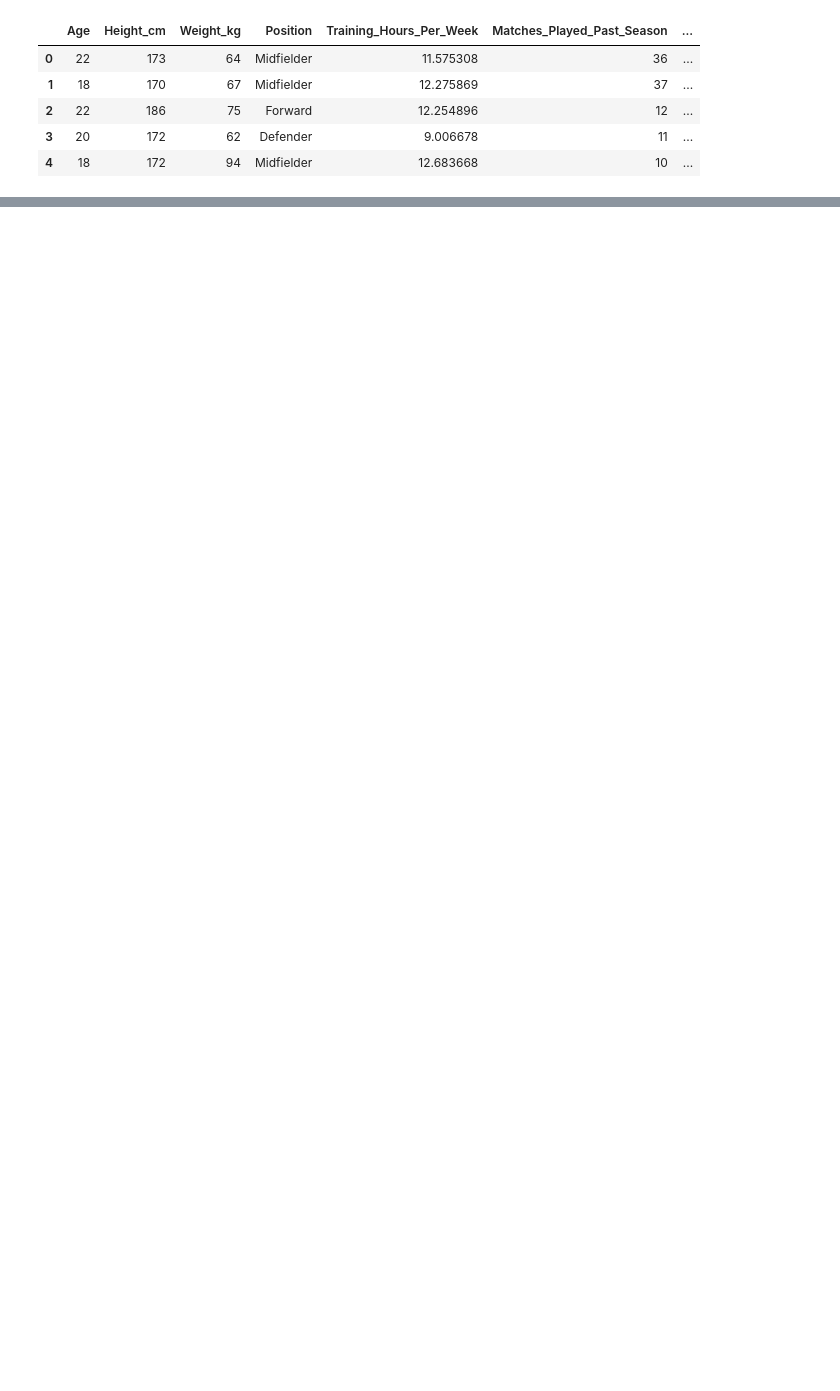
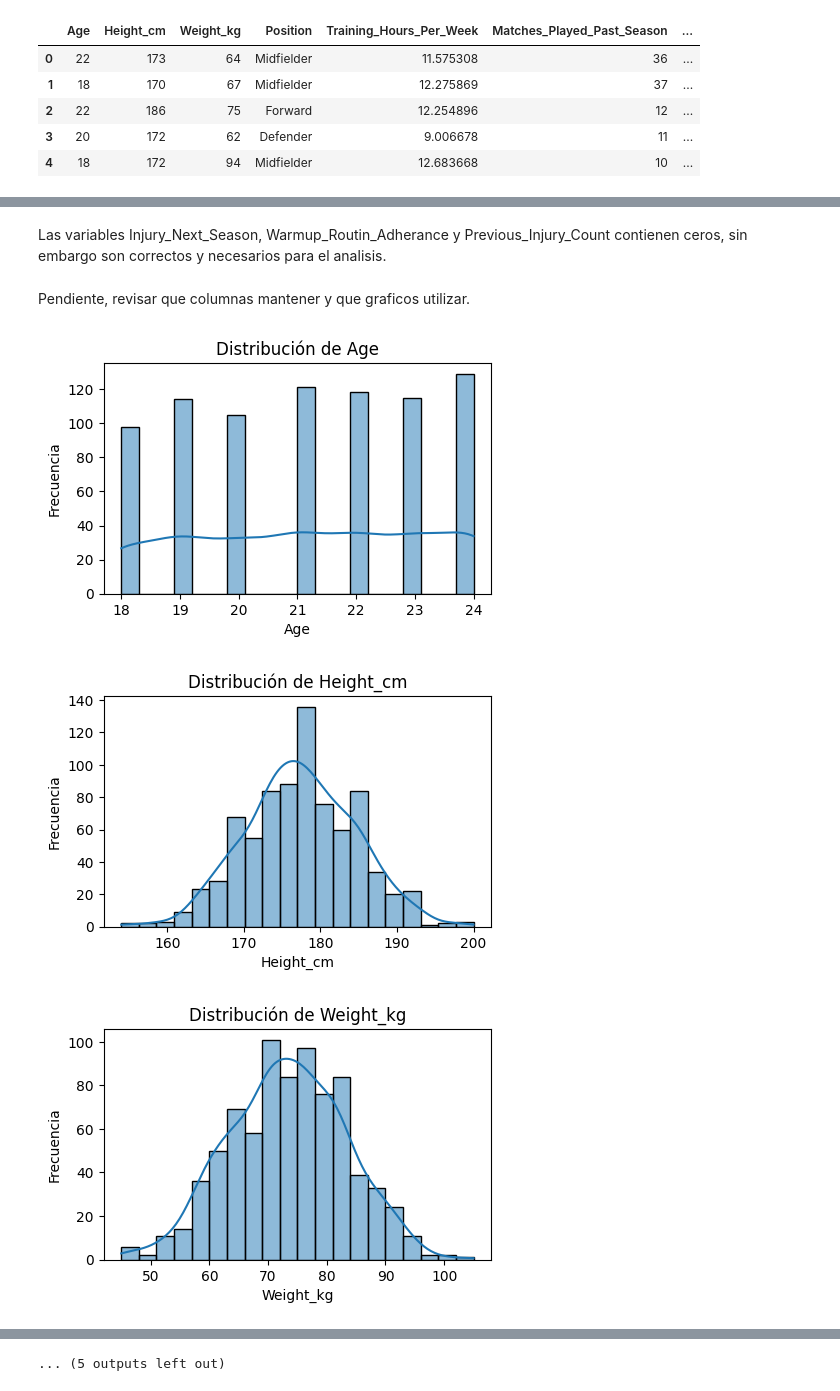
Before and after one commit to samegi/Proyecto4-IA, a Jupyter notebook: EDA/EDA_.ipynb, the cells around one changed output, grey strips where cells are left out. Drawn from its saved outputs; the diff is of its cells as text; code cells hidden in the pictures; blank space fills up the shorter version.

Commit message:
Se inicio con la limpieza de datos (EDA), esta pendiente hacer las graficas

```diff
--- a/EDA/EDA_.ipynb
+++ b/EDA/EDA_.ipynb
@@ -63,0 +147,25 @@ memory usage: 118.9+ KB
+# %% [markdown]
+Las variables Injury_Next_Season, Warmup_Routin_Adherance y Previous_Injury_Count contienen ceros, sin embargo son correctos y necesarios para el analisis.
+# %% [markdown]
+Pendiente, revisar que columnas mantener y que graficos utilizar.
+# %%
+num_cols = [
+    'Age', 'Height_cm', 'Weight_kg', 'Training_Hours_Per_Week',
+    'Matches_Played_Past_Season', 'Previous_Injury_Count',
+    'Knee_Strength_Score', 'Hamstring_Flexibility', 'Reaction_Time_ms',
+    'Balance_Test_Score', 'Sprint_Speed_10m_s', 'Agility_Score',
+    'Sleep_Hours_Per_Night', 'Stress_Level_Score', 'Nutrition_Quality_Score',
+    'Warmup_Routine_Adherence', 'BMI'
+]
+
+for col in num_cols:
+    plt.figure(figsize=(5,3))
+    sns.histplot(df[col], kde=True, bins=20)
+    plt.title(f'Distribución de {col}')
+    plt.xlabel(col)
+    plt.ylabel('Frecuencia')
+    plt.show()
+# %% [output]
+[figure, added]
+[figure, added]
+[figure, added]
@@ -63,0 +181 @@ memory usage: 118.9+ KB
+... (5 outputs left out)
```
Also changed, not shown: parts of 6 cells of this notebook, 1 other file.
